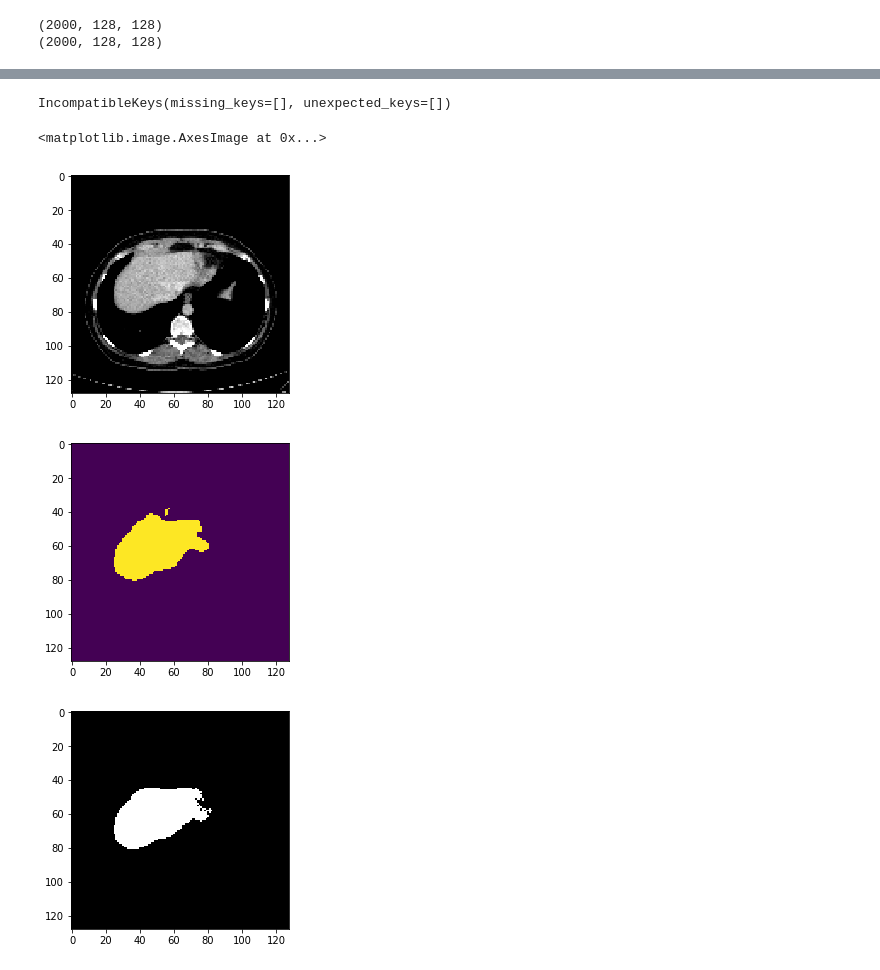
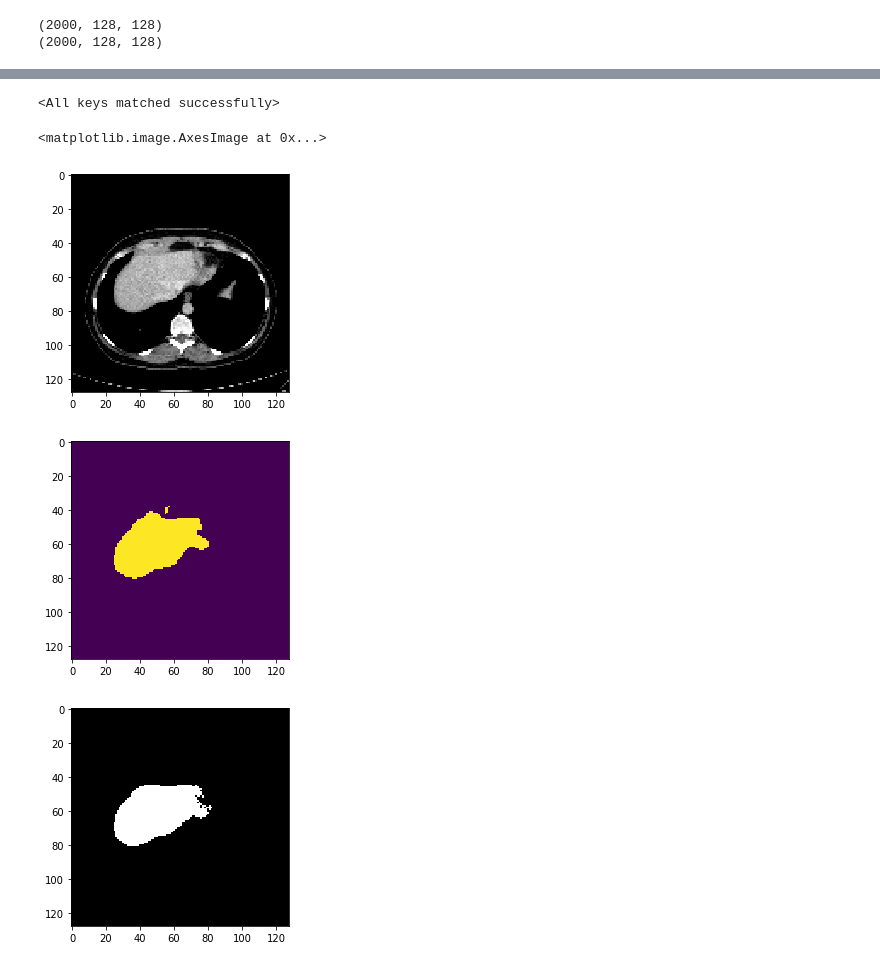
Before and after one commit to DataSenseiAryan/ImageSegmentationMedical, a Jupyter notebook: LiverSegmentation.ipynb, the cells around one changed output, grey strips where cells are left out. Cells and saved outputs as stored; diff of their text form; code cells hidden in the pictures.

Commit message:
model done

```diff
--- a/LiverSegmentation.ipynb
+++ b/LiverSegmentation.ipynb
@@ -17,7 +17,7 @@ import os
 import h5py
 %matplotlib inline
 # %%
-x = h5py.File('/home/ryan/stark/Medical_ImageSegmentation_UNET/data/2qDLiverSlices_128.h5','r')
+x = h5py.File('/home/ryan/ImageSegmentationMedical/data/2DLiverSlices_128.h5','r')
 images = x['image'][:]
 labels = x['label'][:]
 x.close
@@ -175,25 +173,26 @@ Train loss: 0.5392465200275183
 # %%
-state = torch.load('/home/ryan/stark/Medical_ImageSegmentation_UNET/data/pertained_models/u-net_cpu.tar')['state_dict']
-model = UNet().cuda()
+state = torch.load('/home/ryan/ImageSegmentationMedical/data/pertained_models/u-net_cpu.tar')['state_dict']
+model = UNet() #.cuda()
 model.load_state_dict(state)
 # %% [output]
-IncompatibleKeys(missing_keys=[], unexpected_keys=[])
+<All keys matched successfully>
 # %%
+
 model.eval()
-inputs = Variable(torch.from_numpy(val_images[4].reshape(1,1,128,128))).cuda()
+inputs = Variable(torch.from_numpy(val_images[4].reshape(1,1,128,128))) #.cuda()
 out = model.forward(inputs)
 out = np.argmax(out.data.cpu().numpy(), axis=1).reshape(128,128)
 plt.figure()
 plt.imshow(val_images[4], cmap = 'gray')
 plt.figure()
 plt.imshow(out)
 plt.figure()
 plt.imshow(val_labels[4],cmap = 'gray')
 # %% [output]
 <matplotlib.image.AxesImage at 0x...>
-[figure, old version]
+[figure, new version]
-[figure, old version]
+[figure, new version]
-[figure, old version]
+[figure, new version]
 # %%
 def display_image_label_and_output(image, label, output):
     plt.figure()
```
Also changed, not shown: parts of 10 cells of this notebook, 6 other files.
